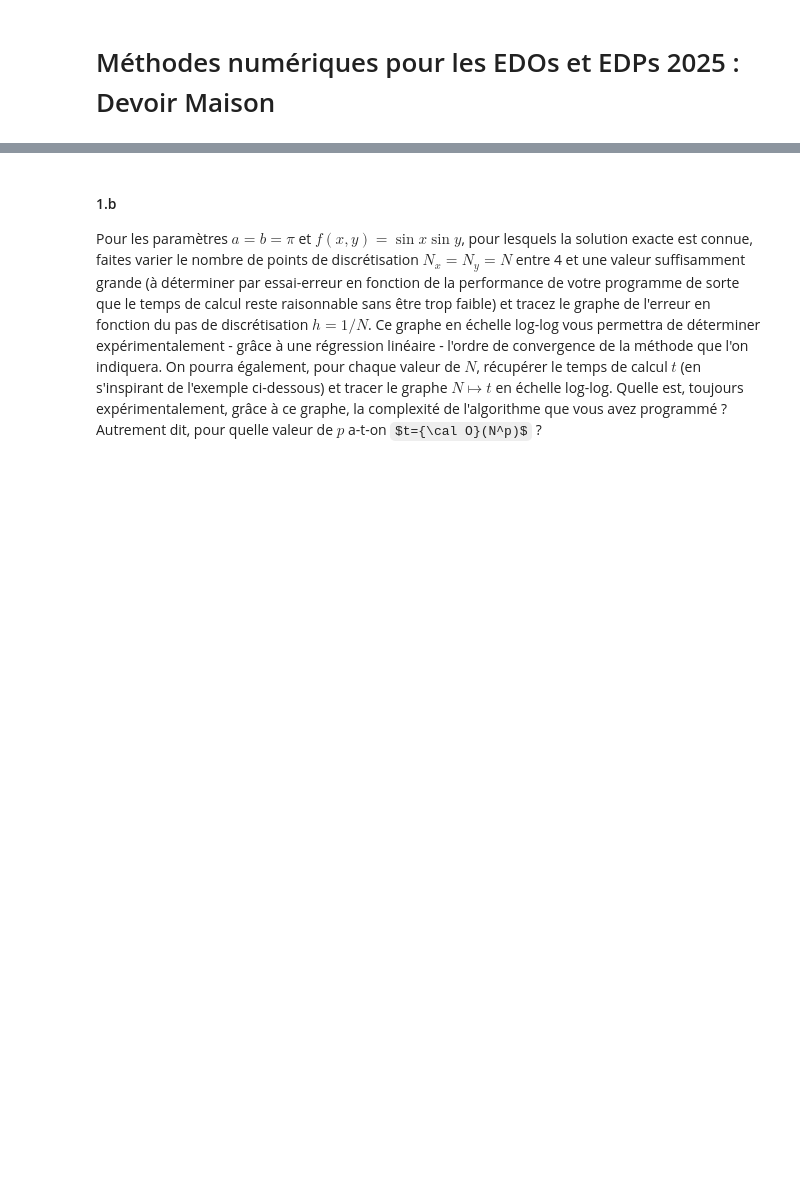
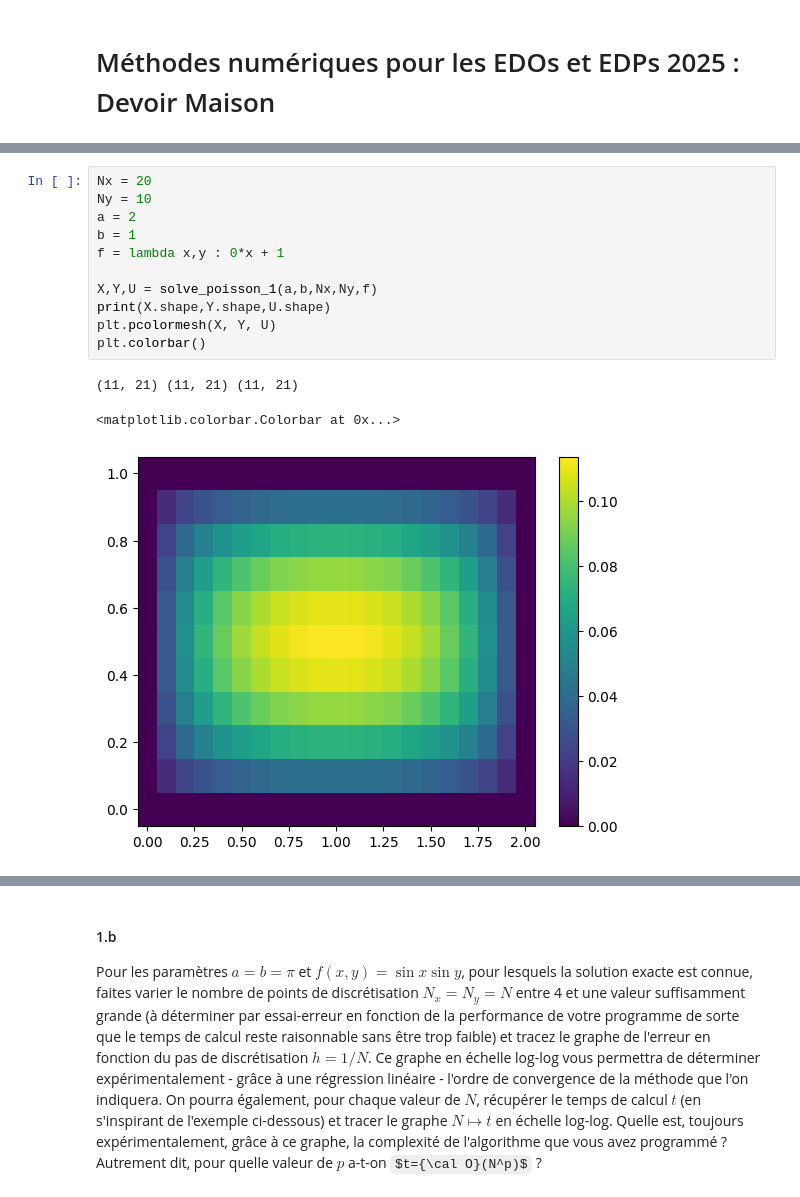
Before and after one commit to drblobfish/M1-S2-EDP, a Jupyter notebook: DM_2025.ipynb, the cells around one changed output, grey strips where cells are left out. Saved outputs shown, nothing was run; the diff lists cells and outputs as text; some formulas as TeX source; blank space fills up the shorter version.

```diff
--- a/DM_2025.ipynb
+++ b/DM_2025.ipynb
@@ -90,0 +162,15 @@ Pour les graphes demandés dans ce travail, on pourra s'inspirer des exemples ci
+# %%
+Nx = 20
+Ny = 10
+a = 2
+b = 1
+f = lambda x,y : 0*x + 1
+
+X,Y,U = solve_poisson_1(a,b,Nx,Ny,f)
+print(X.shape,Y.shape,U.shape)
+plt.pcolormesh(X, Y, U)
+plt.colorbar()
+# %% [output]
+(11, 21) (11, 21) (11, 21)
+<matplotlib.colorbar.Colorbar at 0x...>
+[figure, added]
```
Also changed, not shown: parts of 9 cells of this notebook.
